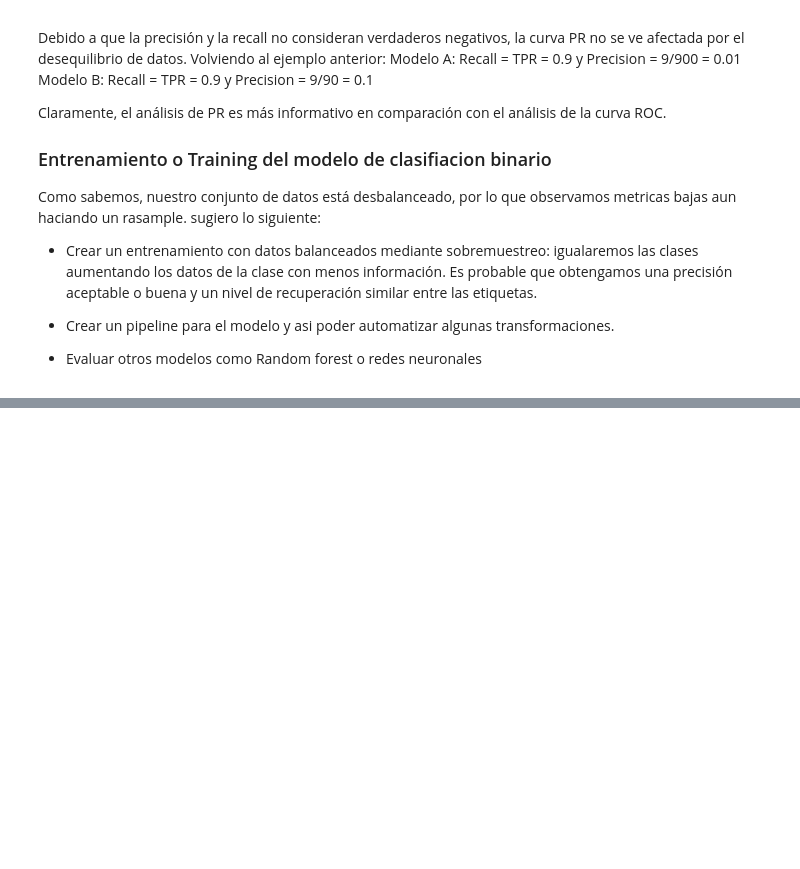
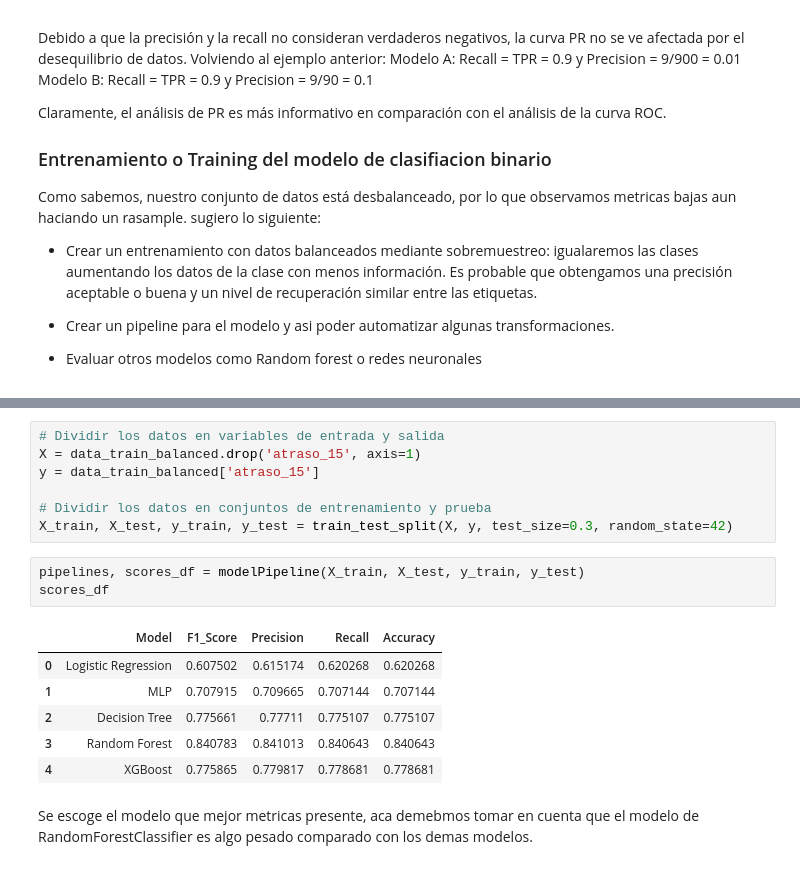
Before and after one commit to frandak2/latam_airlines_mle, a Jupyter notebook: notebooks/to-expose.ipynb, the cells around one changed output, grey strips where cells are left out. Cells and saved outputs as stored; diff of their text form; blank space fills up the shorter version.

Commit message:
mocelo ok - pipelines ok

```diff
--- a/notebooks/to-expose.ipynb
+++ b/notebooks/to-expose.ipynb
@@ -754,0 +840,19 @@ Como sabemos, nuestro conjunto de datos está desbalanceado, por lo que observam
+# %%
+# Dividir los datos en variables de entrada y salida
+X = data_train_balanced.drop('atraso_15', axis=1)
+y = data_train_balanced['atraso_15']
+
+# Dividir los datos en conjuntos de entrenamiento y prueba
+X_train, X_test, y_train, y_test = train_test_split(X, y, test_size=0.3, random_state=42)
+# %%
+pipelines, scores_df = modelPipeline(X_train, X_test, y_train, y_test)
+scores_df
+# %% [output]
+|  | Model | F1_Score | Precision | Recall | Accuracy |
+| 0 | Logistic Regression | 0.607502 | 0.615174 | 0.620268 | 0.620268 |
+| 1 | MLP | 0.707915 | 0.709665 | 0.707144 | 0.707144 |
+| 2 | Decision Tree | 0.775661 | 0.77711 | 0.775107 | 0.775107 |
+| 3 | Random Forest | 0.840783 | 0.841013 | 0.840643 | 0.840643 |
+| 4 | XGBoost | 0.775865 | 0.779817 | 0.778681 | 0.778681 |
+# %% [markdown]
+Se escoge el modelo que mejor metricas presente, aca demebmos tomar en cuenta que el modelo de RandomForestClassifier es algo pesado comparado con los demas modelos.
```
Also changed, not shown: parts of 24 cells of this notebook, 6 other files.
